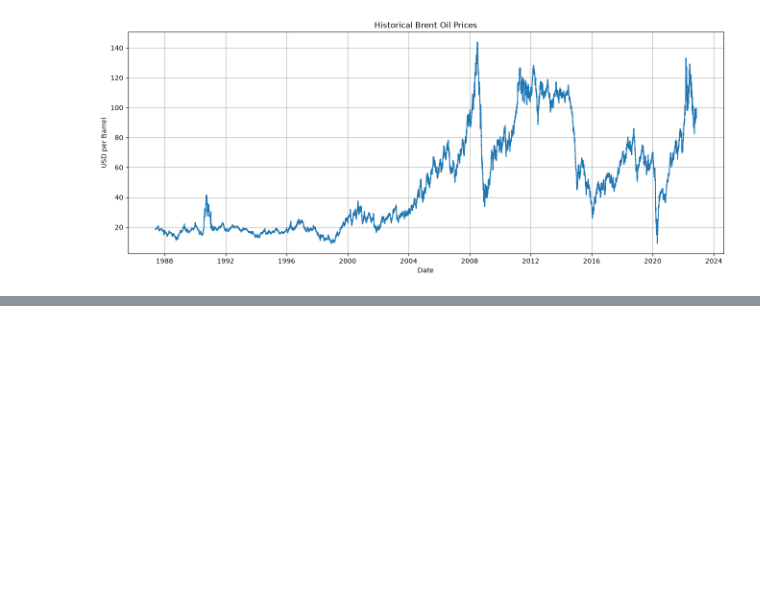
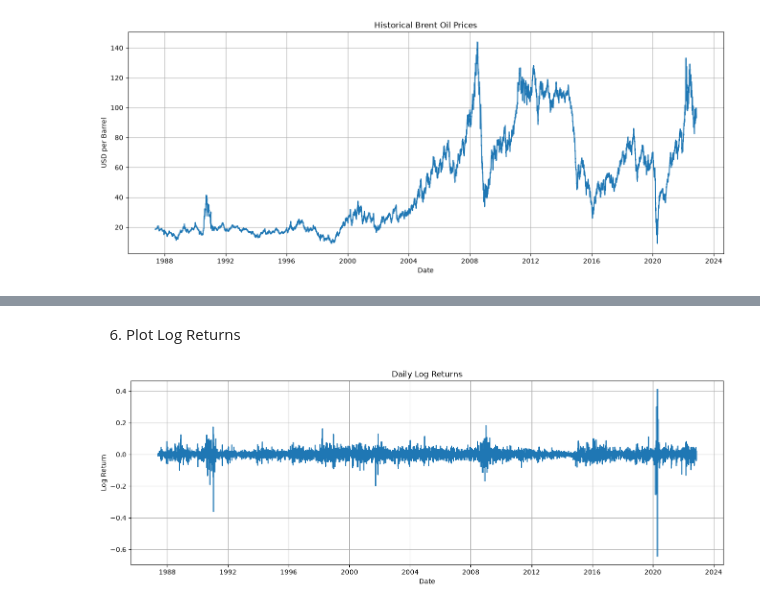
Before and after one commit to Lalisecf/brent-oil-change-point-analysis-week10, a Jupyter notebook: notebooks/task2_change_point_model.ipynb, the cells around one changed output, grey strips where cells are left out. Drawn from its saved outputs; the diff is of its cells as text; code cells hidden in the pictures; blank space fills up the shorter version.

Commit message:
Visualize daily log returns

```diff
--- a/notebooks/task2_change_point_model.ipynb
+++ b/notebooks/task2_change_point_model.ipynb
@@ -109,0 +112,6 @@ Overall, the time series demonstrates several periods where the underlying behav
+# %%
+df["Log_Return"] = np.log(df["Price"]).diff()
+
+df = df.dropna()
+
+df.head()
@@ -109,0 +125,18 @@ Overall, the time series demonstrates several periods where the underlying behav
+# %% [markdown]
+6. Plot Log Returns
+# %%
+plt.figure(figsize=(16,5))
+
+plt.plot(df["Date"], df["Log_Return"])
+
+plt.title("Daily Log Returns")
+
+plt.xlabel("Date")
+
+plt.ylabel("Log Return")
+
+plt.grid(True)
+
+plt.show()
+# %% [output]
+[figure, added]
```
Also changed, not shown: parts of 3 cells of this notebook.
